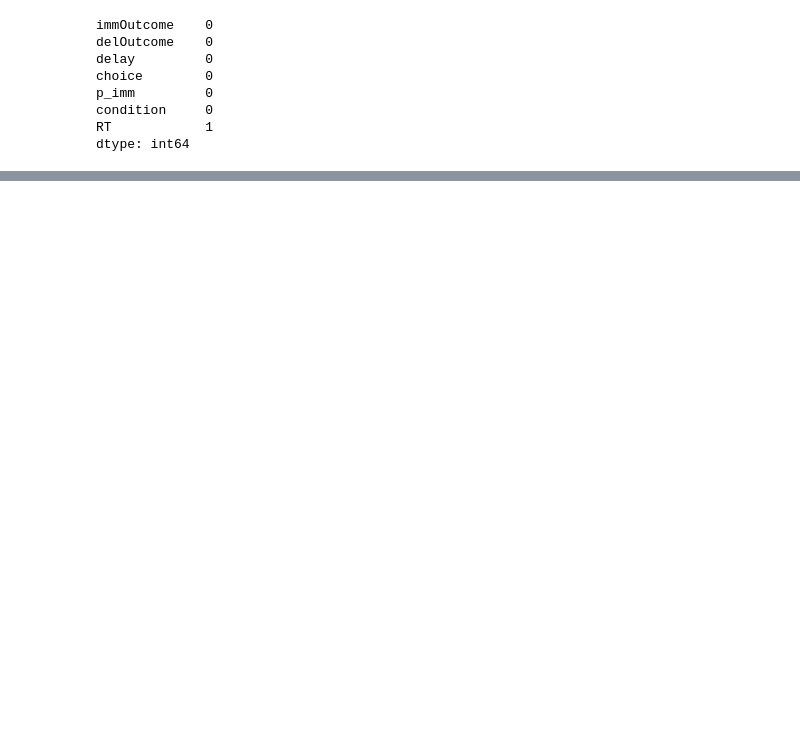
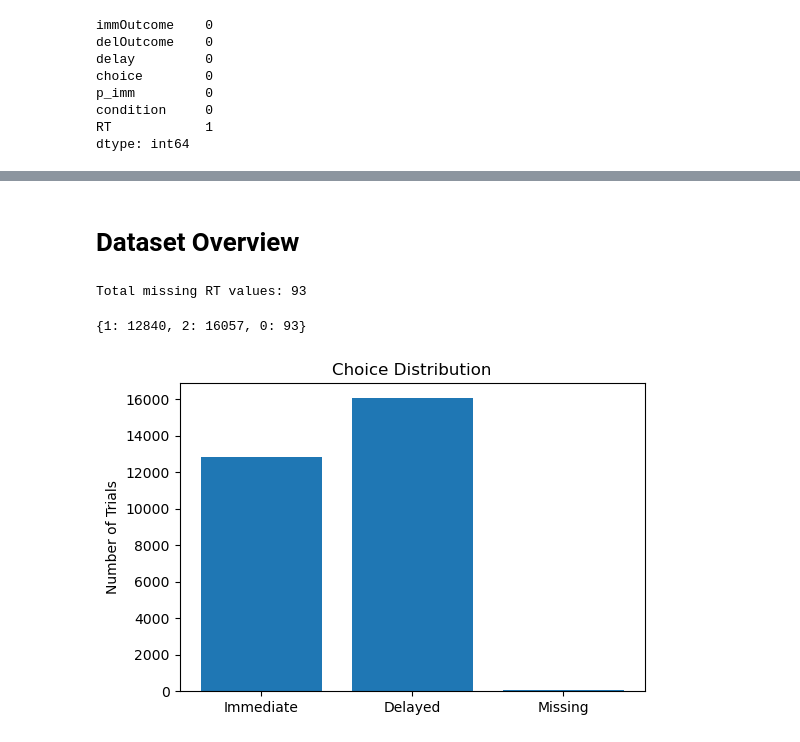
Before and after one commit to Aarohi29/ICCS2026_Final_Project, a Jupyter notebook: notebooks/01_Data_Exploration.ipynb, the cells around one changed output, grey strips where cells are left out. Saved outputs shown, nothing was run; the diff lists cells and outputs as text; code cells hidden in the pictures; blank space fills up the shorter version.

```diff
--- a/notebooks/01_Data_Exploration.ipynb
+++ b/notebooks/01_Data_Exploration.ipynb
@@ -153,0 +203,4 @@ dtype: int64
+# %%
+DATA_DIR = Path("../data/DD_data")
+mat_files = sorted(DATA_DIR.glob("*.mat"))
+print(f"Found {len(mat_files)} participant files.")
@@ -153,0 +209,9 @@ dtype: int64
+# %%
+participants = {}
+for file in mat_files:
+    participant_id = file.stem
+    train_df, test_df = load_participant(file)
+    participants[participant_id] = {
+        "train": train_df,
+        "test": test_df
+    }
@@ -153,0 +274,37 @@ dtype: int64
+# %% [markdown]
+# Dataset Overview
+# %%
+missing_rt = 0
+
+for participant in participants.values():
+    missing_rt += participant["train"]["RT"].isna().sum()
+    missing_rt += participant["test"]["RT"].isna().sum()
+
+print(f"Total missing RT values: {missing_rt}")
+# %% [output]
+Total missing RT values: 93
+# %%
+choice_counts = {1: 0, 2: 0, 0: 0}
+for participant in participants.values():
+    for df in [participant["train"], participant["test"]]:
+        counts = df["choice"].value_counts()
+        for choice, count in counts.items():
+            choice_counts[int(choice)] += count
+print(choice_counts)
+# %% [output]
+{1: 12840, 2: 16057, 0: 93}
+# %%
+plt.figure(figsize=(6,4))
+plt.bar(
+    ["Immediate", "Delayed", "Missing"],
+    [
+        choice_counts[1],
+        choice_counts[2],
+        choice_counts[0]
+    ]
+)
+plt.title("Choice Distribution")
+plt.ylabel("Number of Trials")
+plt.show()
+# %% [output]
+[figure, added]
```
Also changed, not shown: parts of 25 cells of this notebook, 11 other files.
